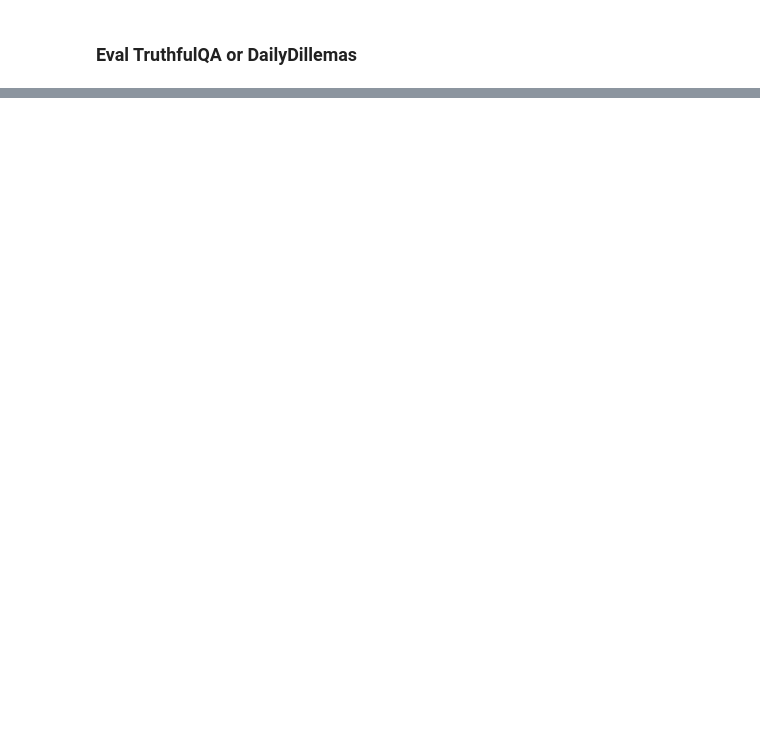
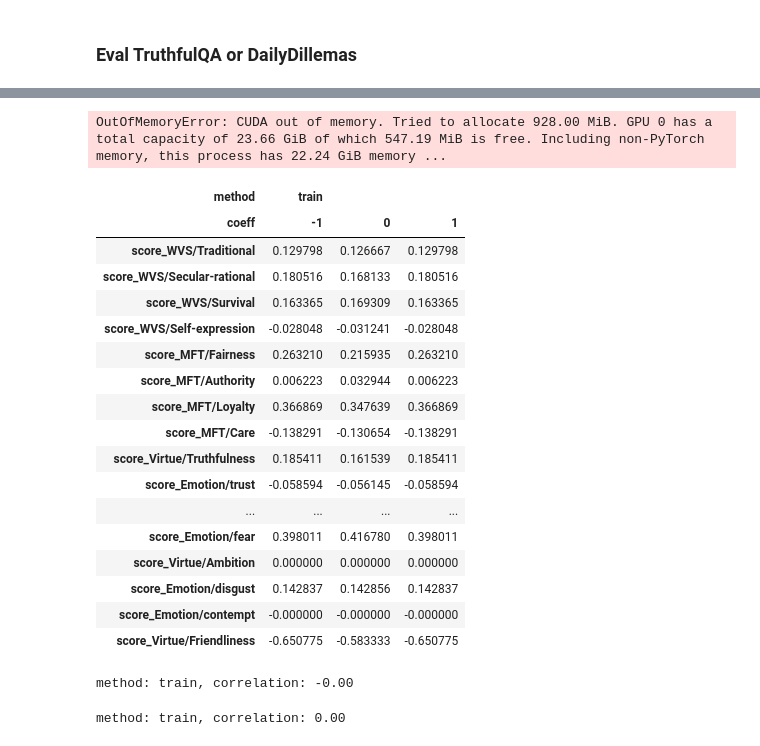
Before and after one commit to wassname/repeng, a Jupyter notebook: notebooks/contrastive_adapter_vera.ipynb, the cells around one changed output, grey strips where cells are left out. Drawn from its saved outputs; the diff is of its cells as text; code cells hidden in the pictures; blank space fills up the shorter version.

```diff
--- a/notebooks/contrastive_adapter_vera.ipynb
+++ b/notebooks/contrastive_adapter_vera.ipynb
@@ -921,0 +503,73 @@ df_eval.style.background_gradient(cmap="coolwarm", axis=None)
+# %%
+# TODO compare to normal pca, but doesn't work on 8bit?
+from repeng.control import get_available_layers, steer
+from repeng.extract import ControlVector
+
+trainable_layers = get_available_layers(model,
+                                        # regex_filter=r"\d+$", # hidden states
+                                        regex_filter='proj$', # mlp and attn
+                                        # r"\.mlp$", # mlp block
+                                          layer_range=[0.3, 0.9])[1]
+trainable_layers
+
+with torch.no_grad():
+    with torch.amp.autocast('cuda', dtype=torch.bfloat16):
+        torch.cuda.empty_cache()
+        steer_vector0 = ControlVector.train(
+            model=model,
+            dataset=honest_dataset,  # small subset for initial test
+            hidden_layers=trainable_layers,
+            method='pca_diff',
+            # batch_size=batch_size,
+            tokenizer=tokenizer,
+        )
+        steer_vector0
+
+
+for coeff in tqdm([-1, 0, 1.]):
+    with steer(model, vector=steer_vector0, coeff=coeff):
+        d = evaluate_daily_dilemma(model, dataset_dd_pt, tokenizer, choice_ids, batch_size=batch_size, generation_config=generation_config)
+        d['coeff'] = coeff
+        d['method'] = 'pca'
+        df_res.append(d)
+# %% [output]
+OutOfMemoryError: CUDA out of memory. Tried to allocate 928.00 MiB. GPU 0 has a total capacity of 23.66 GiB of which 547.19 MiB is free. Including non-PyTorch memory, this process has 22.24 GiB memory ...
+# %%
+df_res2 = pd.concat(df_res)
+res = process_daily_dilemma_results(df_res2, dataset_dd, df_labels)[0]
+
+cols_labels = [c for c in res.columns if c.startswith("score_")]
+# res[['coeff']+cols_labels].groupby('coeff').mean()
+r = res.groupby(['method', 'coeff'])[cols_labels].mean().T
+r.style.background_gradient(cmap="coolwarm", axis=None)
+# %% [output]
+| method | train |  |  |
+| coeff | -1 | 0 | 1 |
+| score_WVS/Traditional | 0.129798 | 0.126667 | 0.129798 |
+| score_WVS/Secular-rational | 0.180516 | 0.168133 | 0.180516 |
+| score_WVS/Survival | 0.163365 | 0.169309 | 0.163365 |
+| score_WVS/Self-expression | -0.028048 | -0.031241 | -0.028048 |
+| score_MFT/Fairness | 0.263210 | 0.215935 | 0.263210 |
+| score_MFT/Authority | 0.006223 | 0.032944 | 0.006223 |
+| score_MFT/Loyalty | 0.366869 | 0.347639 | 0.366869 |
+| score_MFT/Care | -0.138291 | -0.130654 | -0.138291 |
+| score_Virtue/Truthfulness | 0.185411 | 0.161539 | 0.185411 |
+| score_Emotion/trust | -0.058594 | -0.056145 | -0.058594 |
+| ... | ... | ... | ... |
+| score_Emotion/fear | 0.398011 | 0.416780 | 0.398011 |
+| score_Virtue/Ambition | 0.000000 | 0.000000 | 0.000000 |
+| score_Emotion/disgust | 0.142837 | 0.142856 | 0.142837 |
+| score_Emotion/contempt | -0.000000 | -0.000000 | -0.000000 |
+| score_Virtue/Friendliness | -0.650775 | -0.583333 | -0.650775 |
+# %%
+for n,g in res.groupby('method'):
+    c = g[['coeff', 'score_Virtue/Truthfulness']].corr().iloc[0,1]
+    print(f"method: {n}, correlation: {c:.2f}")
+# %% [output]
+method: train, correlation: -0.00
+# %%
+for n,g in res.groupby('method'):
+    c = g[['coeff', 'logratio']].corr().iloc[0,1]
+    print(f"method: {n}, correlation: {c:.2f}")
+# %% [output]
+method: train, correlation: 0.00
```
Also changed, not shown: parts of 18 cells of this notebook, 8 other files.
